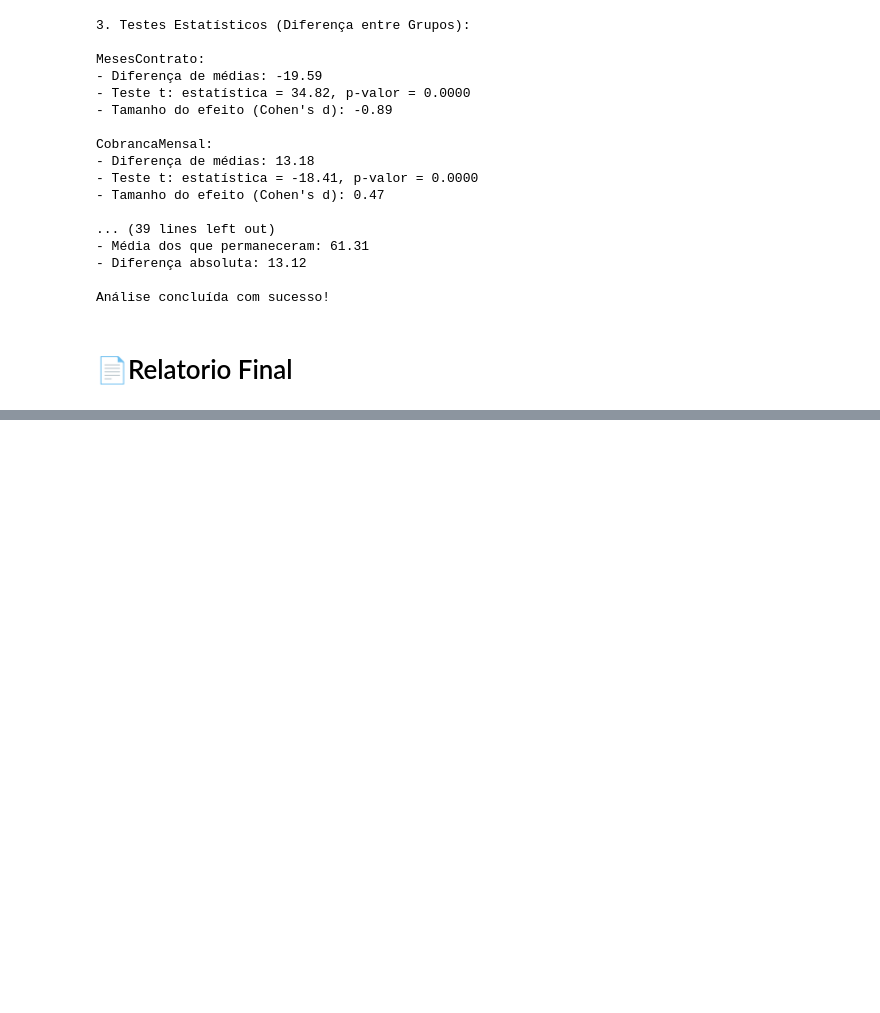
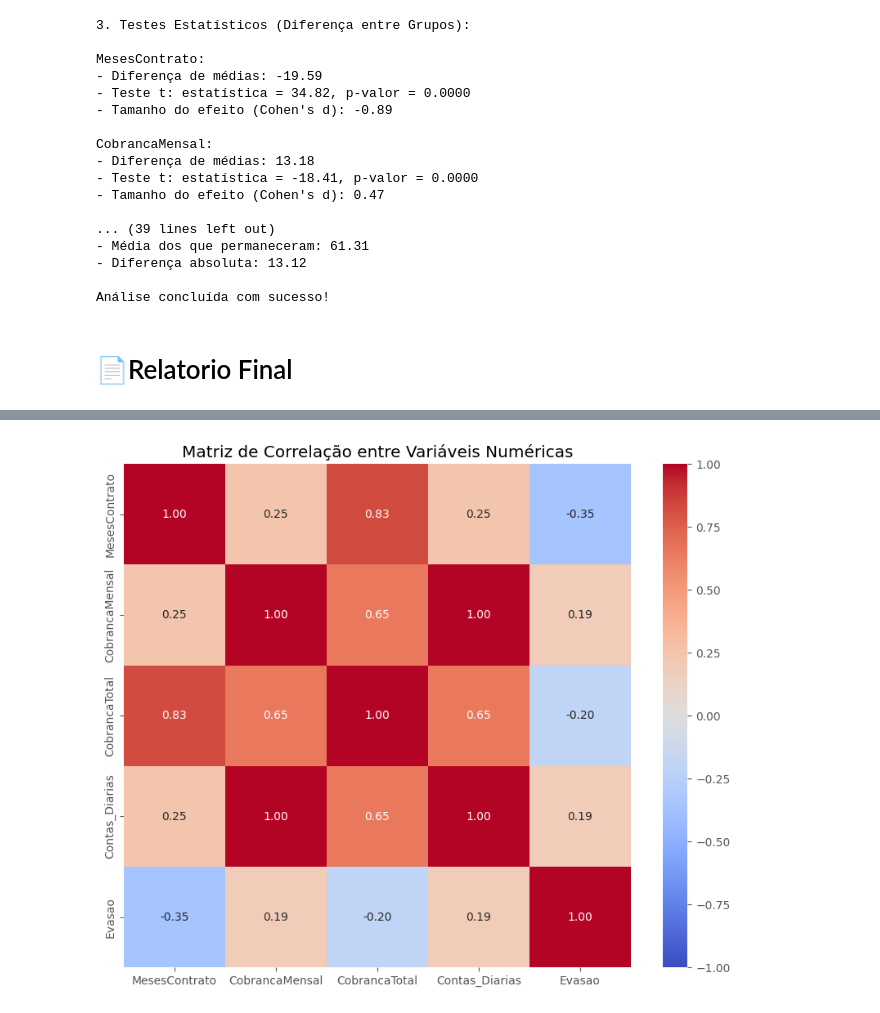
Before and after one commit to anandamatos/telecom-x, a Jupyter notebook: notebooks/telecom-x_br.ipynb, the cells around one changed output, grey strips where cells are left out. Cells and saved outputs as stored; diff of their text form; code cells hidden in the pictures; blank space fills up the shorter version.

Commit message:
Análise Extra

```diff
--- a/notebooks/telecom-x_br.ipynb
+++ b/notebooks/telecom-x_br.ipynb
@@ -1189,0 +1116,87 @@ Esta análise revelou **oportunidades claras** para reduzir a evasão, com foc
+# %%
+print("\n[ANÁLISE DE CORRELAÇÃO ENTRE VARIÁVEIS]")
+print("="*50)
+
+## 1. Verificar e preparar colunas
+# Verificar se a coluna de evasão existe
+if 'Evasao' not in df.columns and 'Churn' in df.columns:
+    df.rename(columns={'Churn': 'Evasao'}, inplace=True)
+
+# Criar variável TotalServices se não existir
+if 'TotalServices' not in df.columns:
+    servicos = ['OnlineSecurity', 'OnlineBackup', 'DeviceProtection',
+               'TechSupport', 'StreamingTV', 'StreamingMovies']
+    servicos = [s for s in servicos if s in df.columns]
+    if servicos:
+        df['TotalServices'] = df[servicos].apply(lambda x: (x == 'Yes').sum(axis=1))
+    else:
+        print("\nAviso: Não foi possível criar 'TotalServices' - colunas de serviços não encontradas")
+
+## 2. Selecionar variáveis para análise
+variaveis_correlacao = ['MesesContrato', 'CobrancaMensal', 'CobrancaTotal', 'Contas_Diarias']
+if 'TotalServices' in df.columns:
+    variaveis_correlacao.append('TotalServices')
+if 'Evasao' in df.columns:
+    variaveis_correlacao.append('Evasao')
+
+# Filtrar colunas existentes
+variaveis_correlacao = [v for v in variaveis_correlacao if v in df.columns]
+
+## 3. Matriz de Correlação
+if len(variaveis_correlacao) > 1:
+    print("\n1. Matriz de Correlação (Pearson):")
+    correlacao = df[variaveis_correlacao].corr()
+    print(correlacao.round(2))
+
+    plt.figure(figsize=(10, 8))
+    sns.heatmap(correlacao, annot=True, cmap='coolwarm', center=0, vmin=-1, vmax=1, fmt='.2f')
+    plt.title('Matriz de Correlação entre Variáveis Numéricas')
+    plt.show()
+
+    ## 4. Correlações com Evasão
+    if 'Evasao' in variaveis_correlacao:
+        print("\n2. Correlação com Evasão:")
+        correlacao_evasao = correlacao['Evasao'].sort_values(key=abs, ascending=False)
+        # Remover a correlação da variável com ela mesma
+        correlacao_evasao = correlacao_evasao[correlacao_evasao.index != 'Evasao']
+        print(correlacao_evasao[abs(correlacao_evasao) > 0.1].to_frame('Correlação'))
+
+## 5. Visualização das Relações Principais
+if 'Evasao' in df.columns:
+    print("\n3. Relações Chave:")
+    plt.figure(figsize=(15, 4))
+
+    # Lista de variáveis para plotar
+    variaveis_plot = []
+    if 'MesesContrato' in df.columns:
+        variaveis_plot.append('MesesContrato')
+    if 'CobrancaMensal' in df.columns:
+        variaveis_plot.append('CobrancaMensal')
+    if 'TotalServices' in df.columns:
+        variaveis_plot.append('TotalServices')
+
+    # Criar subplots dinamicamente
+    for i, var in enumerate(variaveis_plot, 1):
+        plt.subplot(1, len(variaveis_plot), i)
+        sns.boxplot(x='Evasao', y=var, data=df)
+        plt.title(f'{var} vs Evasão')
+        plt.xlabel('Evasão (0=Não, 1=Sim)')
+        plt.ylabel(var)
+
+    plt.tight_layout()
+    plt.show()
+
+    ## 6. Análise de Interações
+    if all(col in df.columns for col in ['CobrancaMensal', 'MesesContrato']):
+        print("\n4. Análise de Interação:")
+        plt.figure(figsize=(10, 6))
+        sns.scatterplot(x='MesesContrato', y='CobrancaMensal', hue='Evasao',
+                        data=df, alpha=0.6, palette=['blue', 'orange'])
+        plt.title('Relação entre Tempo de Contrato e Cobrança Mensal')
+        plt.xlabel('Meses de Contrato')
+        plt.ylabel('Cobrança Mensal (R$)')
+        plt.legend(title='Evasão')
+        plt.show()
+
+print("\nAnálise concluída!")
+# %% [output]
@@ -1189,0 +1222 @@ Esta análise revelou **oportunidades claras** para reduzir a evasão, com foc
+[figure, added]
```
Also changed, not shown: parts of 14 cells of this notebook.
